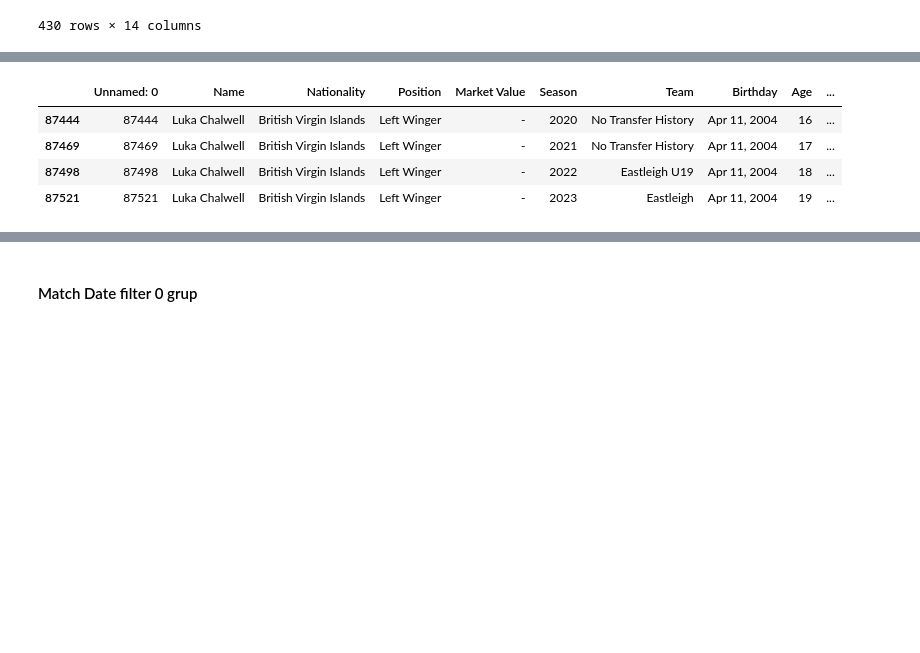
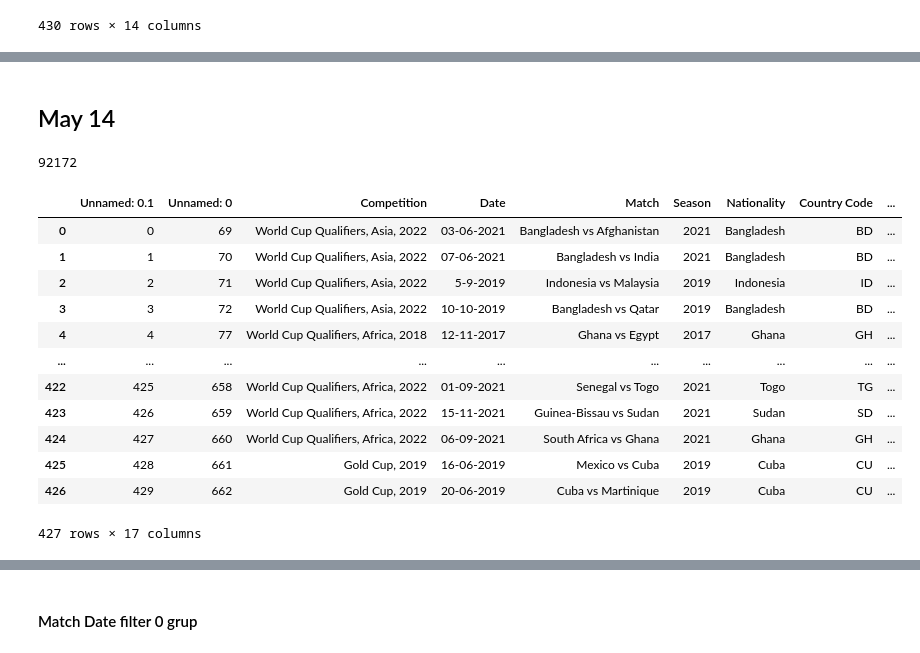
Before and after one commit to finnlsmith/footy_project_market_value_rankings, a Jupyter notebook: create_dataset_1/red_group_work.ipynb, the cells around one changed output, grey strips where cells are left out. Drawn from its saved outputs; the diff is of its cells as text; code cells hidden in the pictures; blank space fills up the shorter version.

```diff
--- a/create_dataset_1/red_group_work.ipynb
+++ b/create_dataset_1/red_group_work.ipynb
@@ -1336,8 +1334,9 @@ failed_all_seasons_terrikon_removed.to_csv('failed_df_terrikon_removed.csv')
-# %%
-leagues_value[leagues_value['Name'] == 'Luka Chalwell']
-# %% [output]
-|  | Unnamed: 0 | Name | Nationality | Position | Market Value | Season | Team | Birthday | Age | ... |
-| 87444 | 87444 | Luka Chalwell | British Virgin Islands | Left Winger | - | 2020 | No Transfer History | Apr 11, 2004 | 16 | ... |
-| 87469 | 87469 | Luka Chalwell | British Virgin Islands | Left Winger | - | 2021 | No Transfer History | Apr 11, 2004 | 17 | ... |
-| 87498 | 87498 | Luka Chalwell | British Virgin Islands | Left Winger | - | 2022 | Eastleigh U19 | Apr 11, 2004 | 18 | ... |
-| 87521 | 87521 | Luka Chalwell | British Virgin Islands | Left Winger | - | 2023 | Eastleigh | Apr 11, 2004 | 19 | ... |
+# %% [markdown]
+## May 14
+# %%
+combined_df_may_14 = load_csv_dataset('combined_df_may_14_updated.csv')
+len(combined_df_may_14)
+# %% [output]
+92172
+# %%
+failed_group_terrikon_removed = load_csv_dataset('May 13 latest data - removed terrikon - downloaded new TM lineups/failed_df_terrikon_removed_IDs_FIXED.csv')
@@ -1343,0 +1346,24 @@ leagues_value[leagues_value['Name'] == 'Luka Chalwell']
+# %%
+# for index, row in failed_group_terrikon_removed.iterrows():
+#     if failed_group_terrikon_removed.at[index, 'Name(s) Found'].startswith('['):
+#         edited_name = eval(failed_group_terrikon_removed.at[index, 'Name(s) Found'])[0]
+#         failed_group_terrikon_removed.at[index, 'Name(s) Found'] = edited_name
+#         #print(index, combined_df.at[index, 'Name(s) Found'])
+
+# failed_group_terrikon_removed[failed_group_terrikon_removed['Name(s) Found'].str.startswith('[')]
+
+failed_group_terrikon_removed
+# %% [output]
+|  | Unnamed: 0.1 | Unnamed: 0 | Competition | Date | Match | Season | Nationality | Country Code | ... |
+| 0 | 0 | 69 | World Cup Qualifiers, Asia, 2022 | 03-06-2021 | Bangladesh vs Afghanistan | 2021 | Bangladesh | BD | ... |
+| 1 | 1 | 70 | World Cup Qualifiers, Asia, 2022 | 07-06-2021 | Bangladesh vs India | 2021 | Bangladesh | BD | ... |
+| 2 | 2 | 71 | World Cup Qualifiers, Asia, 2022 | 5-9-2019 | Indonesia vs Malaysia | 2019 | Indonesia | ID | ... |
+| 3 | 3 | 72 | World Cup Qualifiers, Asia, 2022 | 10-10-2019 | Bangladesh vs Qatar | 2019 | Bangladesh | BD | ... |
+| 4 | 4 | 77 | World Cup Qualifiers, Africa, 2018 | 12-11-2017 | Ghana vs Egypt | 2017 | Ghana | GH | ... |
+| ... | ... | ... | ... | ... | ... | ... | ... | ... | ... |
+| 422 | 425 | 658 | World Cup Qualifiers, Africa, 2022 | 01-09-2021 | Senegal vs Togo | 2021 | Togo | TG | ... |
+| 423 | 426 | 659 | World Cup Qualifiers, Africa, 2022 | 15-11-2021 | Guinea-Bissau vs Sudan | 2021 | Sudan | SD | ... |
+| 424 | 427 | 660 | World Cup Qualifiers, Africa, 2022 | 06-09-2021 | South Africa vs Ghana | 2021 | Ghana | GH | ... |
+| 425 | 428 | 661 | Gold Cup, 2019 | 16-06-2019 | Mexico vs Cuba | 2019 | Cuba | CU | ... |
+| 426 | 429 | 662 | Gold Cup, 2019 | 20-06-2019 | Cuba vs Martinique | 2019 | Cuba | CU | ... |
+427 rows × 17 columns
```
Also changed, not shown: parts of 8 cells of this notebook, 14 other files.
